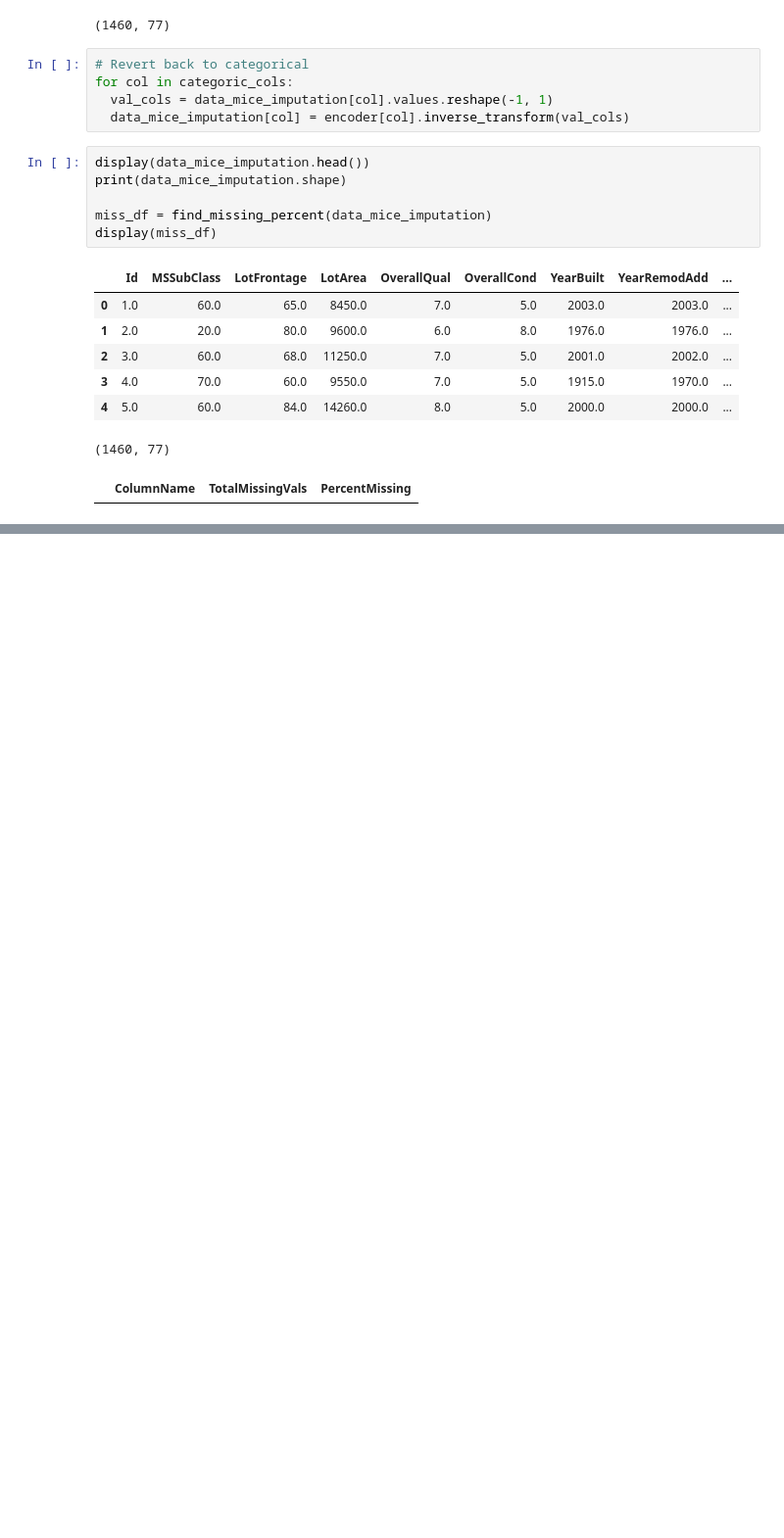
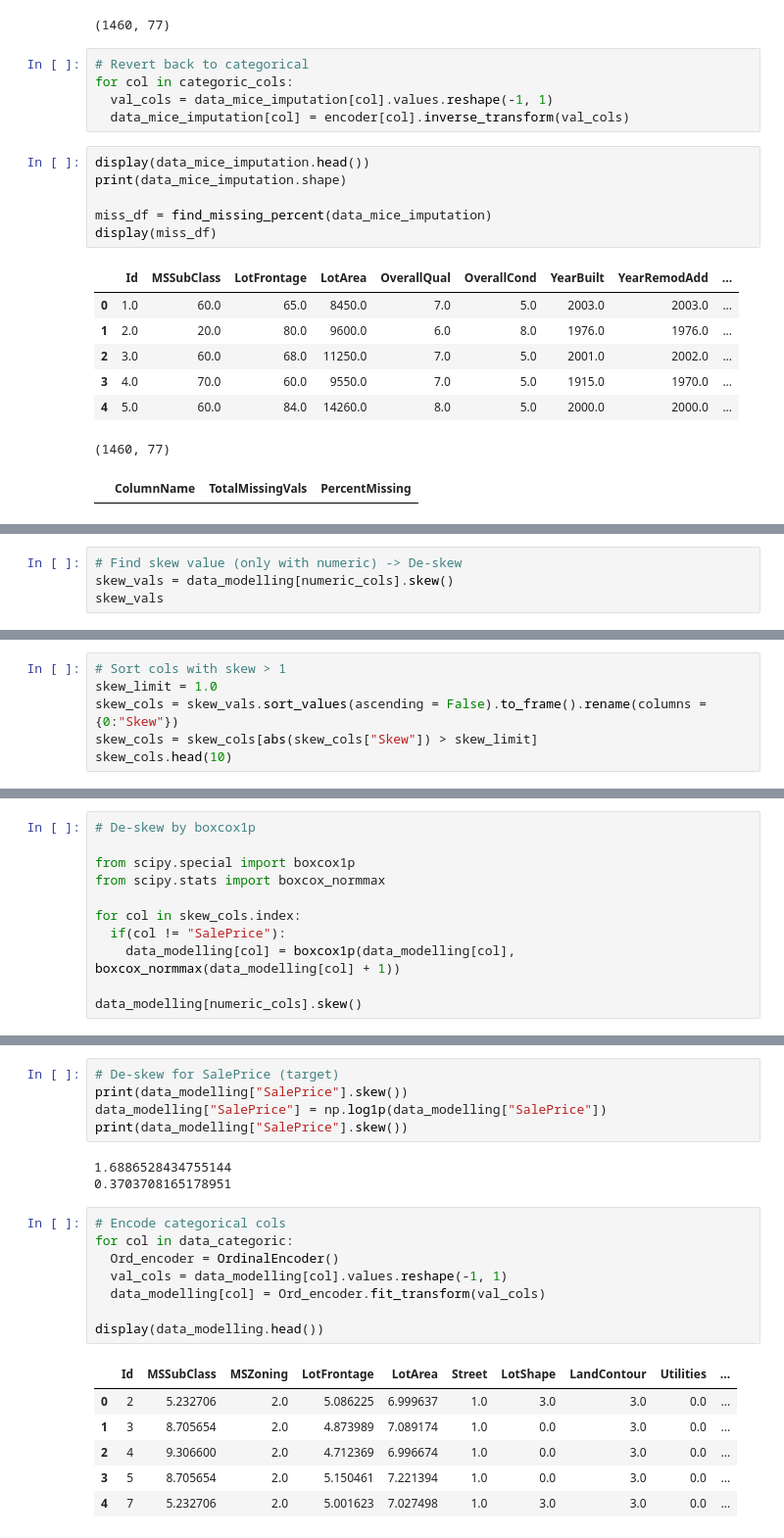
Before and after one commit to nuvita97/House-Price-Prediction, a Jupyter notebook: House_Price_Prediction.ipynb, the cells around one changed output, grey strips where cells are left out. Shown at 98% size. Drawn from its saved outputs; the diff is of its cells as text; blank space fills up the shorter version.

```diff
--- a/House_Price_Prediction.ipynb
+++ b/House_Price_Prediction.ipynb
@@ -526,0 +546,4 @@ display(miss_df)
+# %%
+# Find skew value (only with numeric) -> De-skew
+skew_vals = data_modelling[numeric_cols].skew()
+skew_vals
@@ -526,0 +568,6 @@ display(miss_df)
+# %%
+# Sort cols with skew > 1
+skew_limit = 1.0
+skew_cols = skew_vals.sort_values(ascending = False).to_frame().rename(columns = {0:"Skew"})
+skew_cols = skew_cols[abs(skew_cols["Skew"]) > skew_limit]
+skew_cols.head(10)
@@ -526,0 +586,11 @@ display(miss_df)
+# %%
+# De-skew by boxcox1p
+
+from scipy.special import boxcox1p
+from scipy.stats import boxcox_normmax
+
+for col in skew_cols.index:
+  if(col != "SalePrice"):
+    data_modelling[col] = boxcox1p(data_modelling[col], boxcox_normmax(data_modelling[col] + 1))
+
+data_modelling[numeric_cols].skew()
@@ -526,0 +615,23 @@ display(miss_df)
+# %%
+# De-skew for SalePrice (target)
+print(data_modelling["SalePrice"].skew())
+data_modelling["SalePrice"] = np.log1p(data_modelling["SalePrice"])
+print(data_modelling["SalePrice"].skew())
+# %% [output]
+1.6886528434755144
+0.3703708165178951
+# %%
+# Encode categorical cols
+for col in data_categoric:
+  Ord_encoder = OrdinalEncoder()
+  val_cols = data_modelling[col].values.reshape(-1, 1)
+  data_modelling[col] = Ord_encoder.fit_transform(val_cols)
+
+display(data_modelling.head())
+# %% [output]
+|  | Id | MSSubClass | MSZoning | LotFrontage | LotArea | Street | LotShape | LandContour | Utilities | ... |
+| 0 | 2 | 5.232706 | 2.0 | 5.086225 | 6.999637 | 1.0 | 3.0 | 3.0 | 0.0 | ... |
+| 1 | 3 | 8.705654 | 2.0 | 4.873989 | 7.089174 | 1.0 | 0.0 | 3.0 | 0.0 | ... |
+| 2 | 4 | 9.306600 | 2.0 | 4.712369 | 6.996674 | 1.0 | 0.0 | 3.0 | 0.0 | ... |
+| 3 | 5 | 8.705654 | 2.0 | 5.150461 | 7.221394 | 1.0 | 0.0 | 3.0 | 0.0 | ... |
+| 4 | 7 | 5.232706 | 2.0 | 5.001623 | 7.027498 | 1.0 | 3.0 | 3.0 | 0.0 | ... |
```
Also changed, not shown: parts of 22 cells of this notebook.
